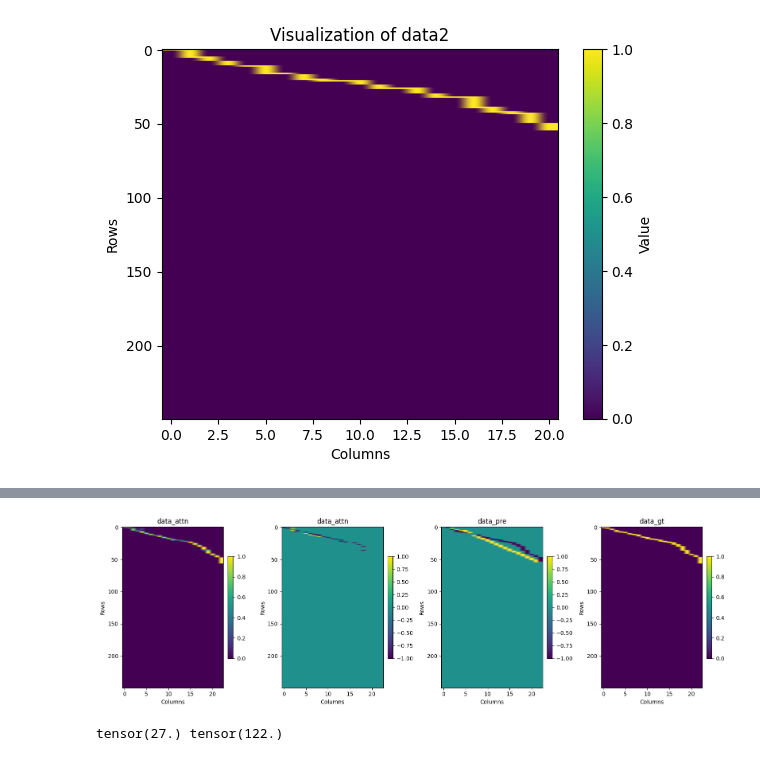
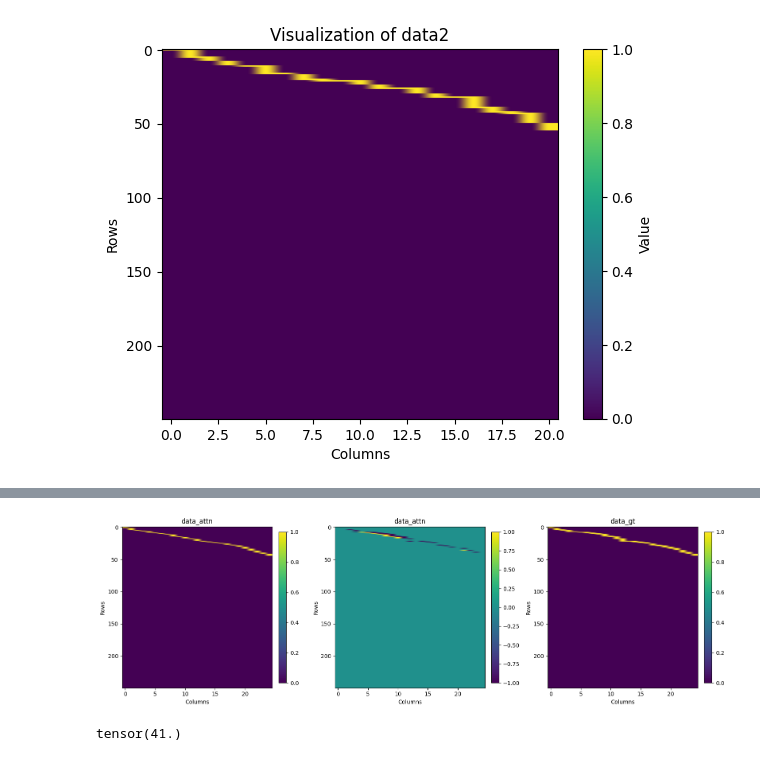
Before and after one commit to Ceaglex/vasflow, a Jupyter notebook: temp/test.ipynb, the cells around one changed output, grey strips where cells are left out. Cells and saved outputs as stored; diff of their text form; code cells hidden in the pictures.

```diff
--- a/temp/test.ipynb
+++ b/temp/test.ipynb
@@ -142,0 +141,22 @@ data0.shape, data1.shape, data2.shape, data0.sum(), data1.sum(), data2.sum(), (d
+# %%
+import numpy as np
+import torch
+import matplotlib.pyplot as plt
+
+
+name = '6331559613336179781_27420_00004'
+mask = '_mask'
+path = '/home/chengxin/chengxin/vasflow/log/2025_07_13-03_48_53-dp_tts_Lattn/val/video/epoch_0319_global_step_1.31e+05'
+
+
+data0  = np.load(f'{path}/{name}{mask}_attn.npy')
+data0 = torch.from_numpy(data0).float()
+
+
+
+data2  = np.load(f'/home/chengxin/chengxin/Dataset_Sound/LRS2/preprocessed_data/duration_matrix_25/{name}.npy')
+data2 = torch.from_numpy(data2).float()
+
+# length = 250
+# data1 = torch.nn.functional.pad(data1, (0, 0, 0, length - data1.shape[0]), mode='constant', value=0)
+data0.shape, data2.shape, data0.sum(), data2.sum()
@@ -238,34 +269,29 @@ data000[findFirstZero(data2.sum(-1)):] = 0
 # %%
-fig, axs = plt.subplots(1, 4, figsize=(16, 5))
+fig, axs = plt.subplots(1, 3, figsize=(16, 5))
 
-axs[0].imshow(data0, aspect='auto', cmap='viridis')
+axs[0].imshow(data000, aspect='auto', cmap='viridis')
 axs[0].set_title('data_attn')
 axs[0].set_xlabel('Columns')
 axs[0].set_ylabel('Rows')
 plt.colorbar(axs[0].images[0], ax=axs[0], fraction=0.046, pad=0.04)
 
 axs[1].imshow(data000-data2, aspect='auto', cmap='viridis')
 axs[1].set_title('data_attn')
 axs[1].set_xlabel('Columns')
 axs[1].set_ylabel('Rows')
 plt.colorbar(axs[1].images[0], ax=axs[1], fraction=0.046, pad=0.04)
 
-axs[2].imshow(data1-data2, aspect='auto', cmap='viridis')
-axs[2].set_title('data_pre')
+
+axs[2].imshow(data2, aspect='auto', cmap='viridis')
+axs[2].set_title('data_gt')
 axs[2].set_xlabel('Columns')
 axs[2].set_ylabel('Rows')
 plt.colorbar(axs[2].images[0], ax=axs[2], fraction=0.046, pad=0.04)
 
-axs[3].imshow(data2, aspect='auto', cmap='viridis')
-axs[3].set_title('data_gt')
-axs[3].set_xlabel('Columns')
-axs[3].set_ylabel('Rows')
-plt.colorbar(axs[3].images[0], ax=axs[3], fraction=0.046, pad=0.04)
-
 plt.tight_layout()
 plt.show()
 
-print((data000-data2).abs().sum(), (data1-data2).abs().sum())
+print((data000-data2).abs().sum())
 # %% [output]
-[figure, old version]
+[figure, new version]
-tensor(27.) tensor(122.)
+tensor(41.)
```
Also changed, not shown: parts of 5 cells of this notebook, 17 other files.
